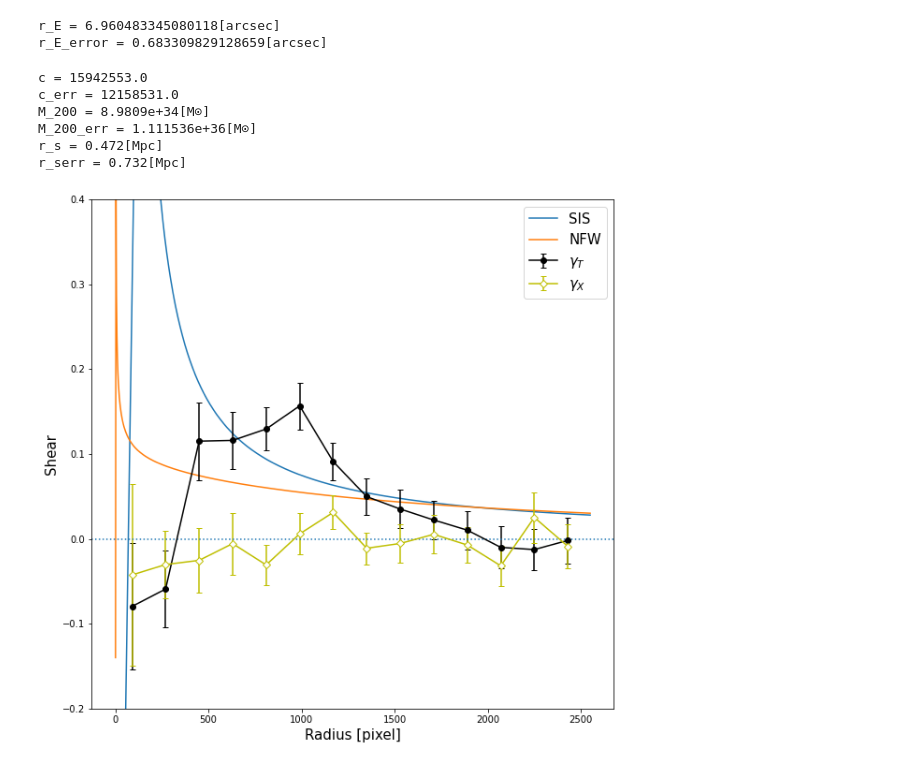
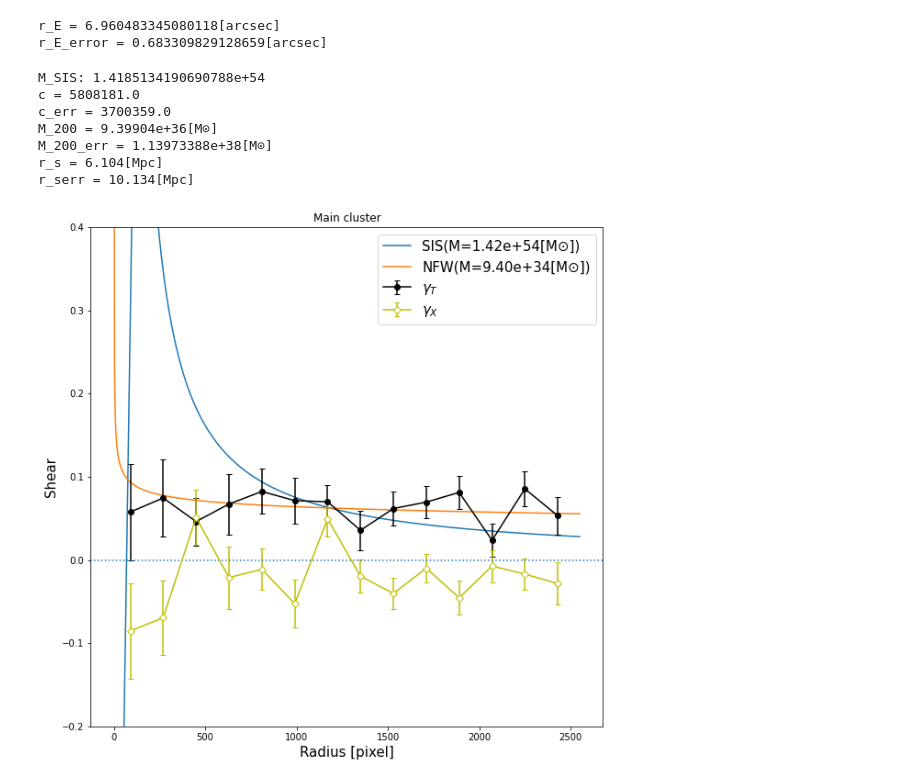
Before and after one commit to b0seong/Bullet_first-assignment_0106, a Jupyter notebook: ellip606dat파일로그린버전.ipynb, the cells around one changed output. Cells and saved outputs as stored; diff of their text form; code cells hidden in the pictures.

```diff
--- a/ellip606dat파일로그린버전.ipynb
+++ b/ellip606dat파일로그린버전.ipynb
@@ -181,8 +178,8 @@ plt.show()
 # %%
 #----- Tangential Shear
 
-#origin = [(7013/150)*53, (5100/100)*53] # <- left cluster
-origin = [(7013/150)*122, (5100/100)*53] # <- right cluster
+origin = [(7013/150)*53, (5100/100)*53] # <- left cluster
+#origin = [(7013/150)*122, (5100/100)*53] # <- right cluster
 dx = xcen - origin[0]
 dy = ycen - origin[1]
 
@@ -299,8 +296,8 @@ Omegam, OmegaL = 0.3, 0.7
 zl = 0.5
 zs = 1.0
 
-G = const.G.value ##### 위의 gamma도 똑같은 G로 썼는데, flow 따라가보니 상관없긴해도 중복되니 위의 것을 Gamma로 바꿨다.
-v_c = const.c.value
+G = const.G.value #[m^3/kg*s^2] ##### 위의 gamma도 똑같은 G로 썼는데, flow 따라가보니 상관없긴해도 중복되니 위의 것을 Gamma로 바꿨다.
+v_c = const.c.value #[m/s]
 Mpc_to_m = const.pc.value * 1e6
 m_to_pc = const.pc.value ** -1
 arcsec_to_rad = 1/3600 * np.pi/180
@@ -323,39 +320,47 @@ popt, pcov = curve_fit(NFW, R, gamma_t, sigma=gamma_terr, p0=(411,2.5e7))
 
 r_s = popt[0] * pix_scale * arcsec_to_rad * Dd ##### Angular Daimeter Distance의 정의에 의해.
 r_serr = np.sqrt(pcov[0][0]) * pix_scale * arcsec_to_rad * Dd ##### 위에서 196행과 같이 np.sqrt를 해주어야한다.
 c = popt[1]
 c_err = np.sqrt(pcov[1][1]) ##### 위와 마찬가지로 분산이므로 sqrt 취해야한다.
 r_200 = c*r_s
 r_200_err = r_s*c_err + c*r_serr ##### ??? error가 이런식으로 전파되나?? ---> 궁금한 지점에 적은 것 참고. 맞다.
 
 M_200 = 4*pi/3 * r_200**3 * 200 * rho_c / (2*10**30)
 M_200_err = 4*pi/3 * r_200_err**3 * 200 * rho_c / (2*10**30)
 
+M_SIS = (r_E**2) * ( (Ds*Dd)/Dds ) * ( (v_c**2) / (4*G) )
+print("M_SIS:",M_SIS)
+
 print("c = " + str(round(c,0)))
 print("c_err = " + str(round(c_err,0)))
 print("M_200 = " + str(round(M_200,-30)) + "[M\u2299]")
 print("M_200_err = " + str(round(M_200_err, -30)) + "[M\u2299]")
 print("r_s = " + str(round(r_s * m_to_pc / 1e6, 3)) + "[Mpc]")
 print("r_serr = " + str(round(r_serr * m_to_pc / 1e6,3)) + "[Mpc]")
 
 x = np.linspace(1,2550,1000)
 fig = plt.figure(figsize=(10,10))
-plt.plot(x,SIS(x,r_E/pix_scale), label="SIS")
-plt.plot(x,NFW(x,popt[0],popt[1]), label="NFW")
+plt.plot(x,SIS(x,r_E/pix_scale), label="SIS(M=1.42e+54[M\u2299])")
+#plt.plot(x,SIS(x,r_E/pix_scale), label="SIS(M=1.38e+54[M\u2299])")
+plt.plot(x,NFW(x,popt[0],popt[1]), label="NFW(M=9.40e+34[M\u2299])")
+#plt.plot(x,NFW(x,popt[0],popt[1]), label="NFW(M=8.98e+34[M\u2299])")
 plt.errorbar(R, gamma_t, yerr=gamma_terr, c='k', marker='o', capsize=3, label=r'$\gamma_T$')
 plt.errorbar(R, gamma_x, yerr=gamma_xerr, c='y', marker='D', mfc='w', capsize=3, label=r'$\gamma_X$')
 plt.ylim(-0.2,0.4)
 plt.axhline(0, linestyle=':')
 plt.legend(fontsize=15)
+plt.title('Main cluster')
+#plt.title('Sub cluster')
 plt.xlabel("Radius [pixel]", size=15)
 plt.ylabel("Shear", size=15)
 plt.savefig("Fitting to NFW and SIS.png", dpi=100)
 plt.show()
 # %% [output]
-c = 15942553.0
-c_err = 12158531.0
-M_200 = 8.9809e+34[M⊙]
-M_200_err = 1.111536e+36[M⊙]
-r_s = 0.472[Mpc]
-r_serr = 0.732[Mpc]
+M_SIS: 1.4185134190690788e+54
+c = 5808181.0
+c_err = 3700359.0
+M_200 = 9.39904e+36[M⊙]
+M_200_err = 1.13973388e+38[M⊙]
+r_s = 6.104[Mpc]
+r_serr = 10.134[Mpc]
-[figure, old version]
+[figure, new version]
```
Also changed, not shown: parts of 3 cells of this notebook, 5 other files.
